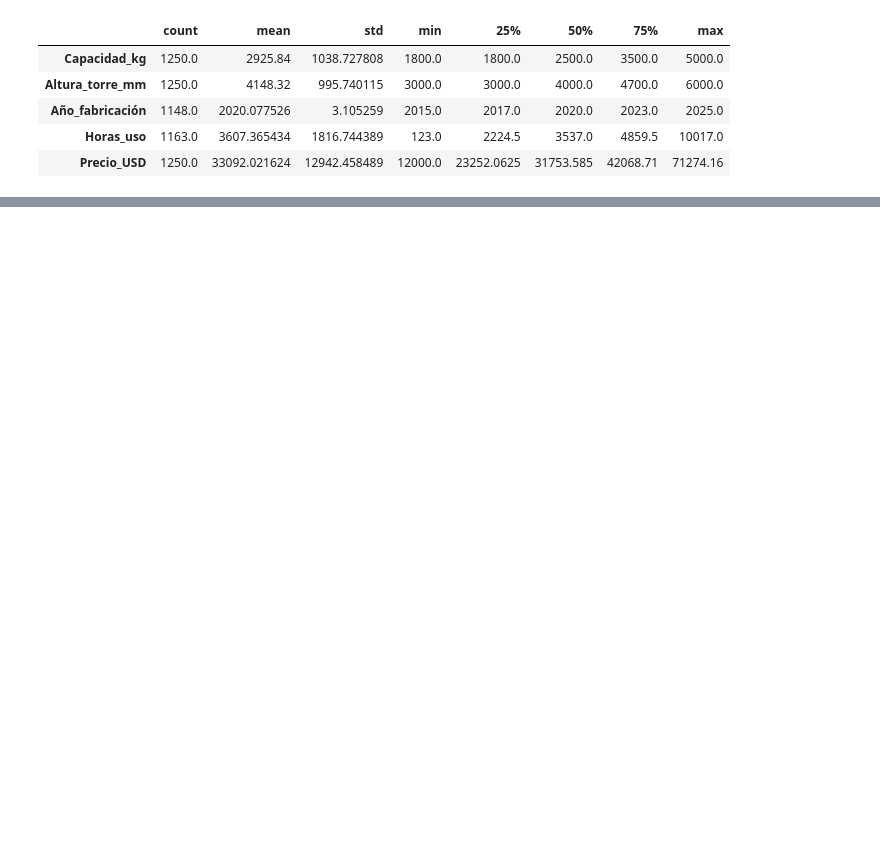
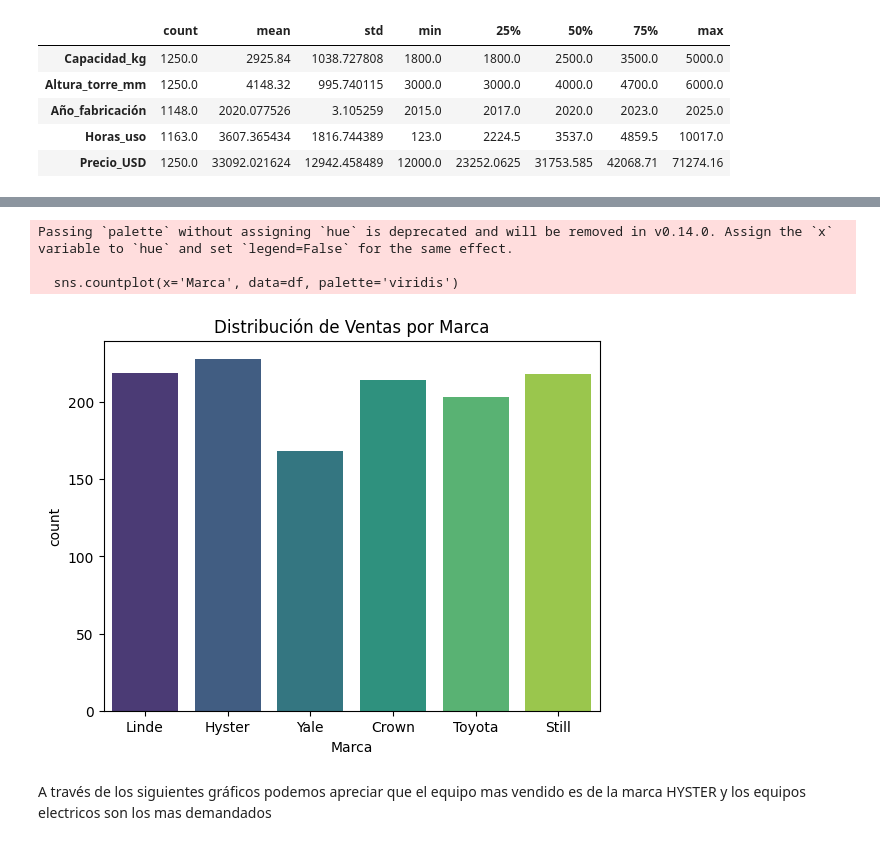
Before and after one commit to ameschini2206/DSII-Primera_Entrega_Alejandro_Meschini, a Jupyter notebook: Primera_Entrega.ipynb, the cells around one changed output, grey strips where cells are left out. Cells and saved outputs as stored; diff of their text form; code cells hidden in the pictures; blank space fills up the shorter version.

```diff
--- a/Primera_Entrega.ipynb
+++ b/Primera_Entrega.ipynb
@@ -117,0 +136,11 @@ df.describe().T
+# %%
+sns.countplot(x='Marca', data=df, palette='viridis')
+plt.title('Distribución de Ventas por Marca')
+plt.show()
+# %% [output]
+Passing `palette` without assigning `hue` is deprecated and will be removed in v0.14.0. Assign the `x` variable to `hue` and set `legend=False` for the same effect.
+
+  sns.countplot(x='Marca', data=df, palette='viridis')
+[figure, added]
+# %% [markdown]
+A través de los siguientes gráficos podemos apreciar que el equipo mas vendido es de la marca HYSTER y los equipos electricos son los mas demandados
```
Also changed, not shown: parts of 9 cells of this notebook.
